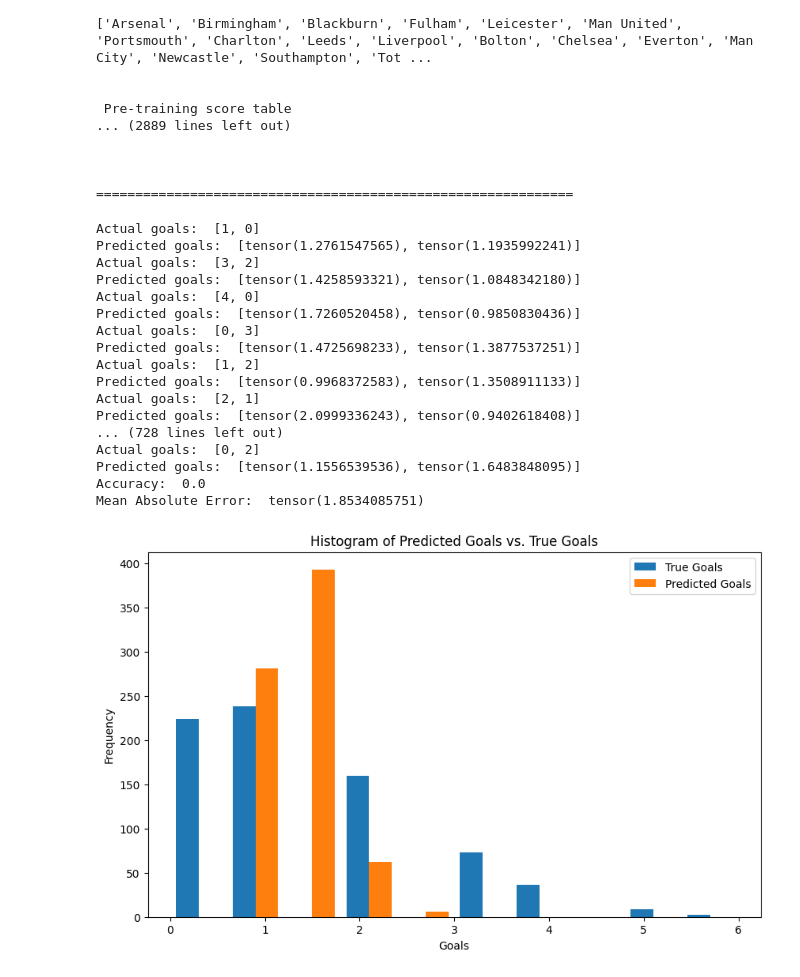
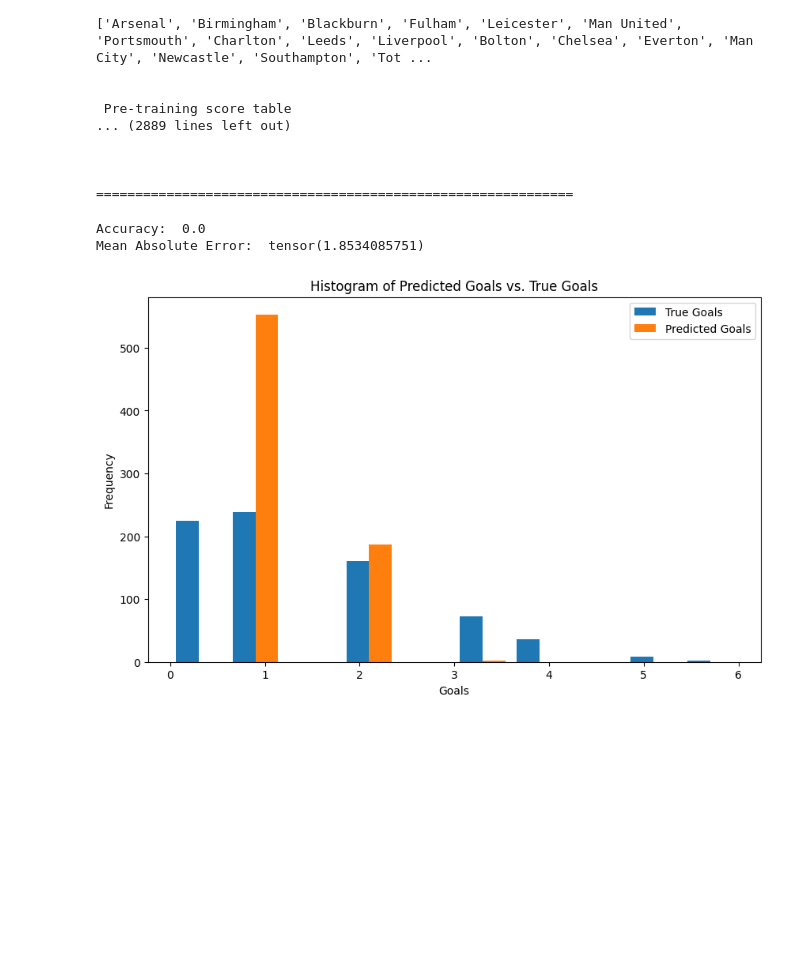
Before and after one commit to Pavlos01232/Match_Outcome_Prediction, a Jupyter notebook: Validation.ipynb, the cells around one changed output. Drawn from its saved outputs; the diff is of its cells as text; code cells hidden in the pictures; blank space fills up the shorter version.

```diff
--- a/Validation.ipynb
+++ b/Validation.ipynb
@@ -762,10 +762,10 @@ absolute_errors = []
 # Iterate over each match to calculate absolute errors
 for i in range(total_matches):
     absolute_error_match = [] # Each match
-    print("Actual goals: ", actual_goals[i])
+    #print("Actual goals: ", actual_goals[i])
     absolute_error_match.append(abs(actual_goals[i][0] - predicted_goals[i][0]))
 
-    print("Predicted goals: ", predicted_goals[i])
+    #print("Predicted goals: ", predicted_goals[i])
     absolute_error_match.append(abs(actual_goals[i][1] - predicted_goals[i][1]))
 
     absolute_errors.append(absolute_error_match)
@@ -787,47 +787,32 @@ for error_p_match in absolute_errors:
 
 # Calculate mean absolute error
 mean_absolute_error = sum_abs_errors / total_matches
 
 print("Mean Absolute Error: ", mean_absolute_error)
 
 import matplotlib.pyplot as plt
 
 # Flatten
 true_goals_flat = []
 for match in actual_goals:
     for goal in match:
         true_goals_flat.append(goal)
 
 predicted_goals_flat = []
 for match in predicted_goals:
     for goal in match:
-        predicted_goals_flat.append(goal)
+        predicted_goals_flat.append(round(goal.item()))
 
 
 # Histogram of Predicted Goals vs. Actual Goals
 plt.figure(figsize=(10, 6))
 plt.hist([true_goals_flat, predicted_goals_flat], bins=10, label=['True Goals', 'Predicted Goals'])
 plt.xlabel('Goals')
 plt.ylabel('Frequency')
 plt.title('Histogram of Predicted Goals vs. True Goals')
 plt.legend()
 plt.show()
 # %% [output]
-Actual goals:  [1, 0]
-Predicted goals:  [tensor(1.2761547565), tensor(1.1935992241)]
-Actual goals:  [3, 2]
-Predicted goals:  [tensor(1.4258593321), tensor(1.0848342180)]
-Actual goals:  [4, 0]
-Predicted goals:  [tensor(1.7260520458), tensor(0.9850830436)]
-Actual goals:  [0, 3]
-Predicted goals:  [tensor(1.4725698233), tensor(1.3877537251)]
-Actual goals:  [1, 2]
-Predicted goals:  [tensor(0.9968372583), tensor(1.3508911133)]
-Actual goals:  [2, 1]
-Predicted goals:  [tensor(2.0999336243), tensor(0.9402618408)]
-... (728 lines left out)
-Actual goals:  [0, 2]
-Predicted goals:  [tensor(1.1556539536), tensor(1.6483848095)]
 Accuracy:  0.0
 Mean Absolute Error:  tensor(1.8534085751)
-[figure, old version]
+[figure, new version]
```
